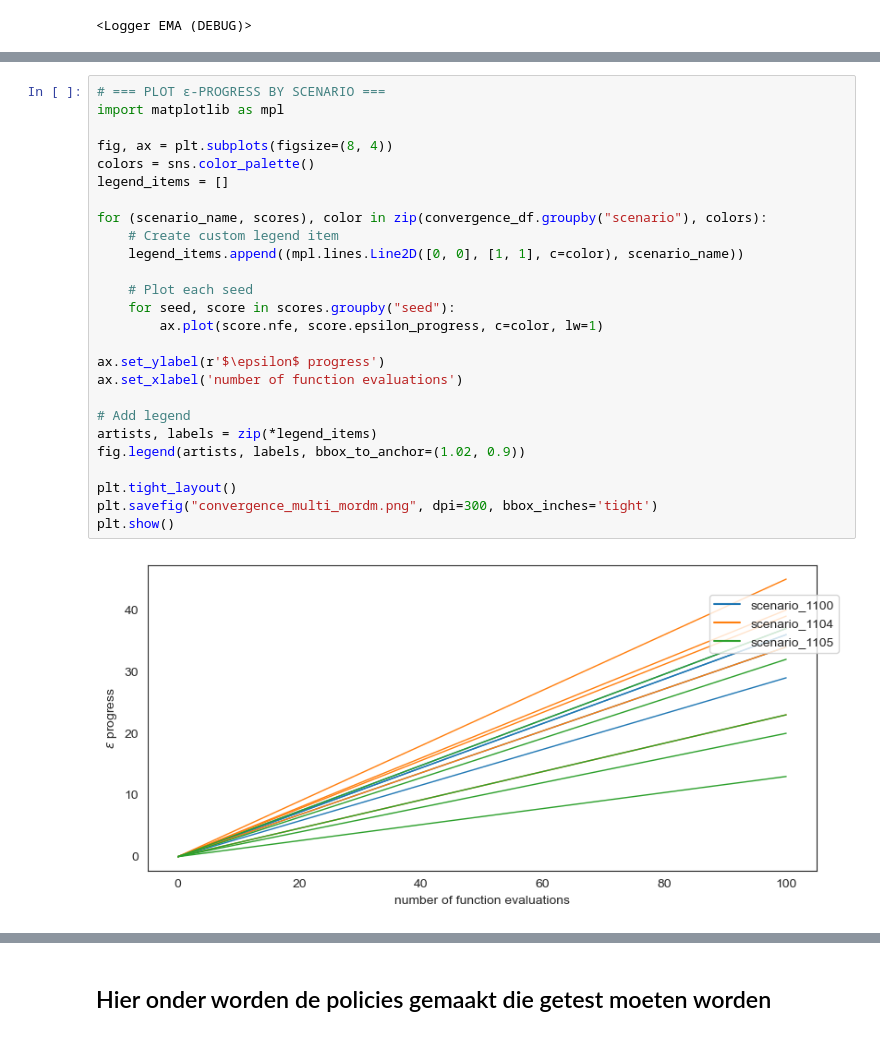
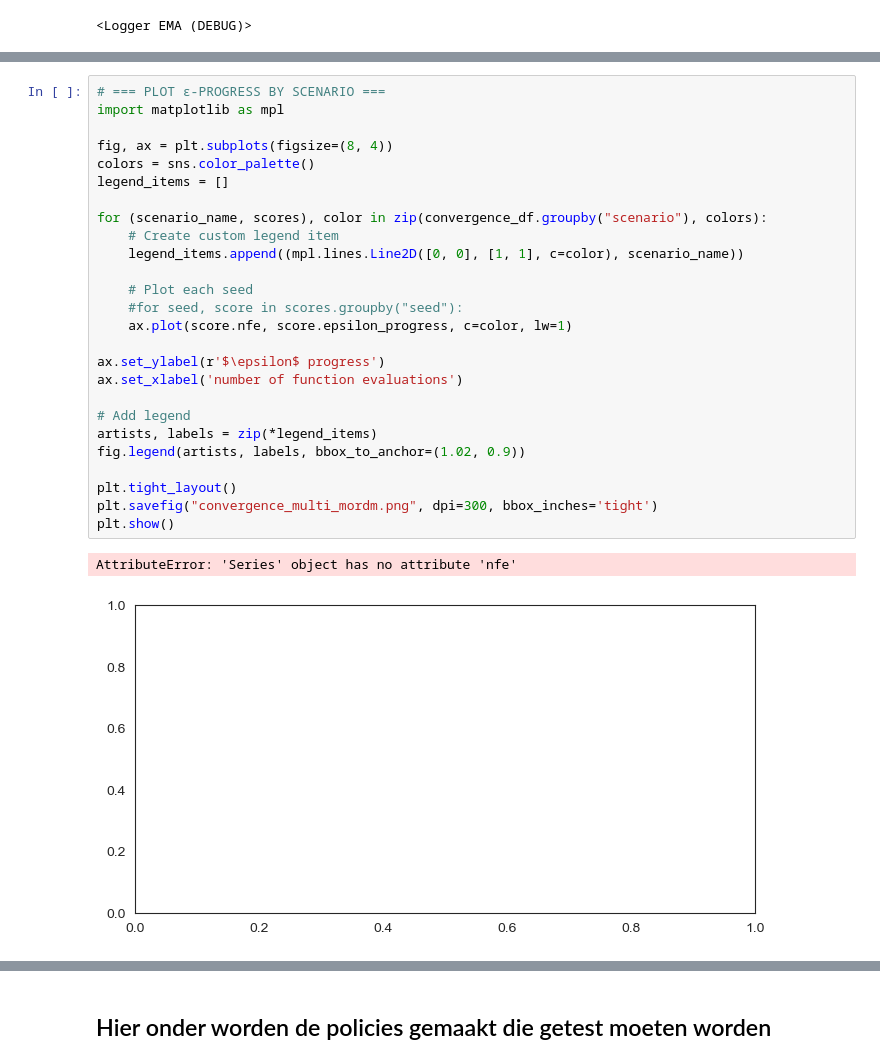
Before and after one commit to jmcbeelen/EPA141A, a Jupyter notebook: final assignment/MORDM.ipynb, the cells around one changed output, grey strips where cells are left out. Saved outputs shown, nothing was run; the diff lists cells and outputs as text.

```diff
--- a/final assignment/MORDM.ipynb
+++ b/final assignment/MORDM.ipynb
@@ -805,31 +802,32 @@ convergence_df = pd.concat(convergence_records, ignore_index=True)
 # %%
 # === PLOT ε-PROGRESS BY SCENARIO ===
 import matplotlib as mpl
 
 fig, ax = plt.subplots(figsize=(8, 4))
 colors = sns.color_palette()
 legend_items = []
 
 for (scenario_name, scores), color in zip(convergence_df.groupby("scenario"), colors):
     # Create custom legend item
     legend_items.append((mpl.lines.Line2D([0, 0], [1, 1], c=color), scenario_name))
 
     # Plot each seed
-    for seed, score in scores.groupby("seed"):
-        ax.plot(score.nfe, score.epsilon_progress, c=color, lw=1)
+    #for seed, score in scores.groupby("seed"):
+    ax.plot(score.nfe, score.epsilon_progress, c=color, lw=1)
 
 ax.set_ylabel(r'$\epsilon$ progress')
 ax.set_xlabel('number of function evaluations')
 
 # Add legend
 artists, labels = zip(*legend_items)
 fig.legend(artists, labels, bbox_to_anchor=(1.02, 0.9))
 
 plt.tight_layout()
 plt.savefig("convergence_multi_mordm.png", dpi=300, bbox_inches='tight')
 plt.show()
 # %% [output]
+AttributeError: 'Series' object has no attribute 'nfe'
-[figure, old version]
+[figure, new version]
 # %%
 combined_results
 # %% [output]
```
Also changed, not shown: parts of 44 cells of this notebook.
